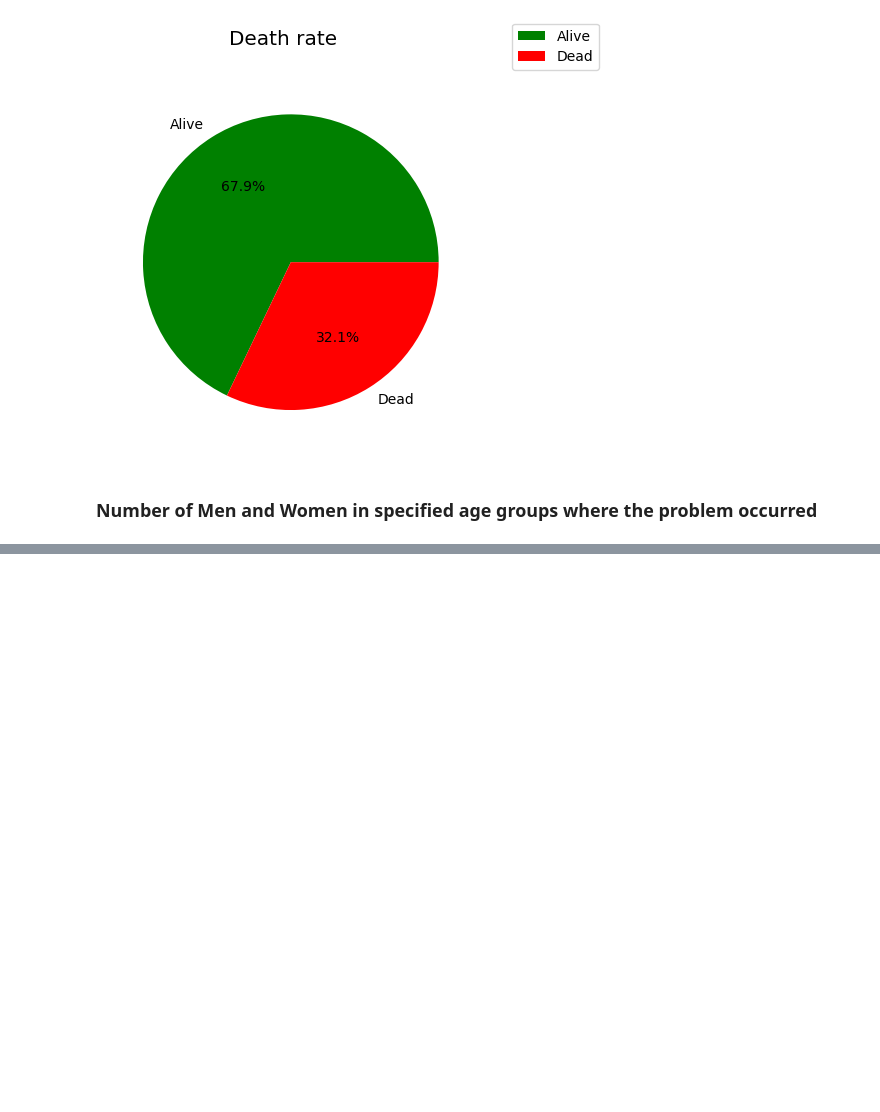
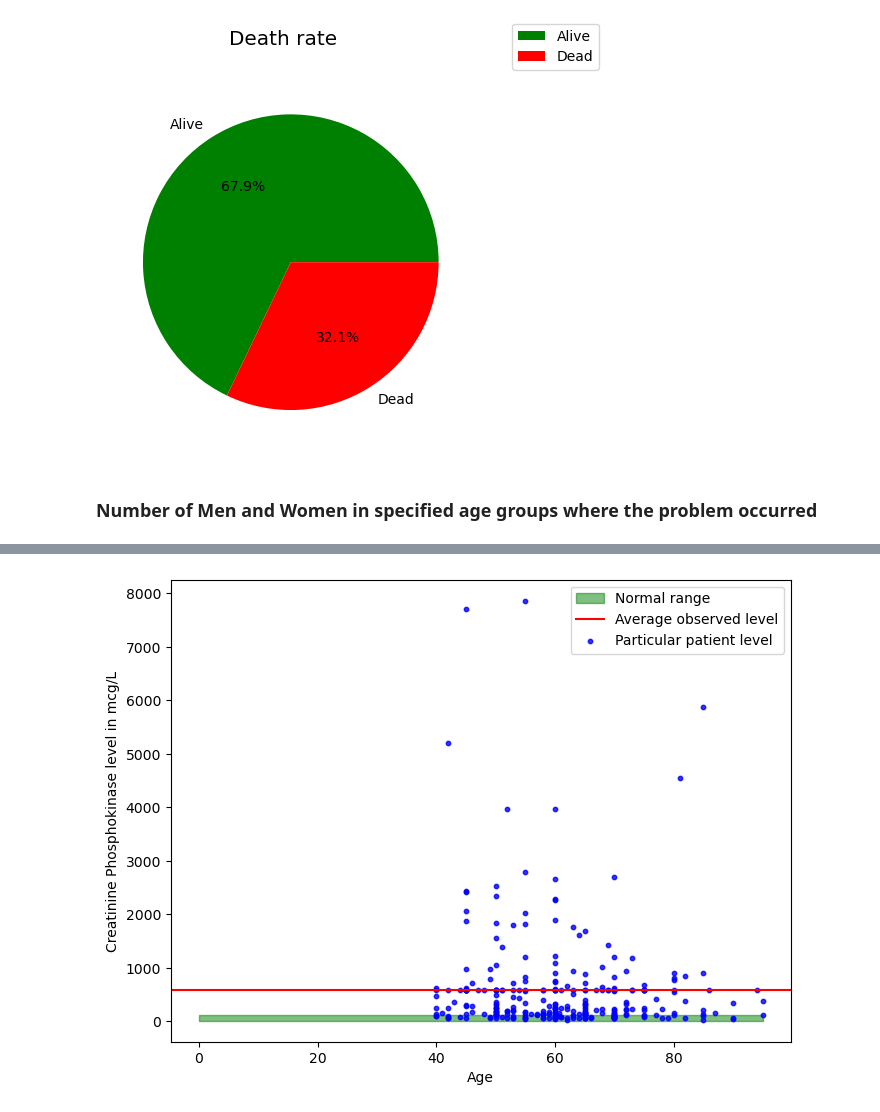
Before and after one commit to adamzulu123/Introduction-to-data-analysis, a Jupyter notebook: Notebook1/Advanced_notebook_AdamNowak.ipynb, the cells around one changed output, grey strips where cells are left out. Saved outputs shown, nothing was run; the diff lists cells and outputs as text; code cells hidden in the pictures; blank space fills up the shorter version.

```diff
--- a/Notebook1/Advanced_notebook_AdamNowak.ipynb
+++ b/Notebook1/Advanced_notebook_AdamNowak.ipynb
@@ -56,0 +102,26 @@ age_groups = ['0-25', '26-40', '41-50', '61-70', '71-80', '81-90', '91-100']
+# %%
+#CPK
+average_observed_lvl = num['creatinine_phosphokinase'].mean()
+
+
+fig, ax = plt.subplots(figsize=(8, 6))
+
+#excepted range of CPK level of healthy adult
+ax.fill_betweenx(y=[10, 120], x1=0,x2= num['age'].max(), color='green', alpha=0.5, label= 'Normal range')
+
+
+#average CPK lvl of patient with heart failure record
+ax.axhline(y=average_observed_lvl, color='red', linewidth=1.5, label='Average observed level')
+
+sorted_data = data.sort_values(by='age')
+ax.scatter(sorted_data['age'], sorted_data['creatinine_phosphokinase'], color = 'blue',
+           label='Particular patient level', alpha=0.8, s=10)
+
+
+
+plt.xlabel('Age')
+plt.ylabel('Creatinine Phosphokinase level in mcg/L')
+plt.legend()
+plt.show()
+# %% [output]
+[figure, added]
```
Also changed, not shown: parts of 2 cells of this notebook.
